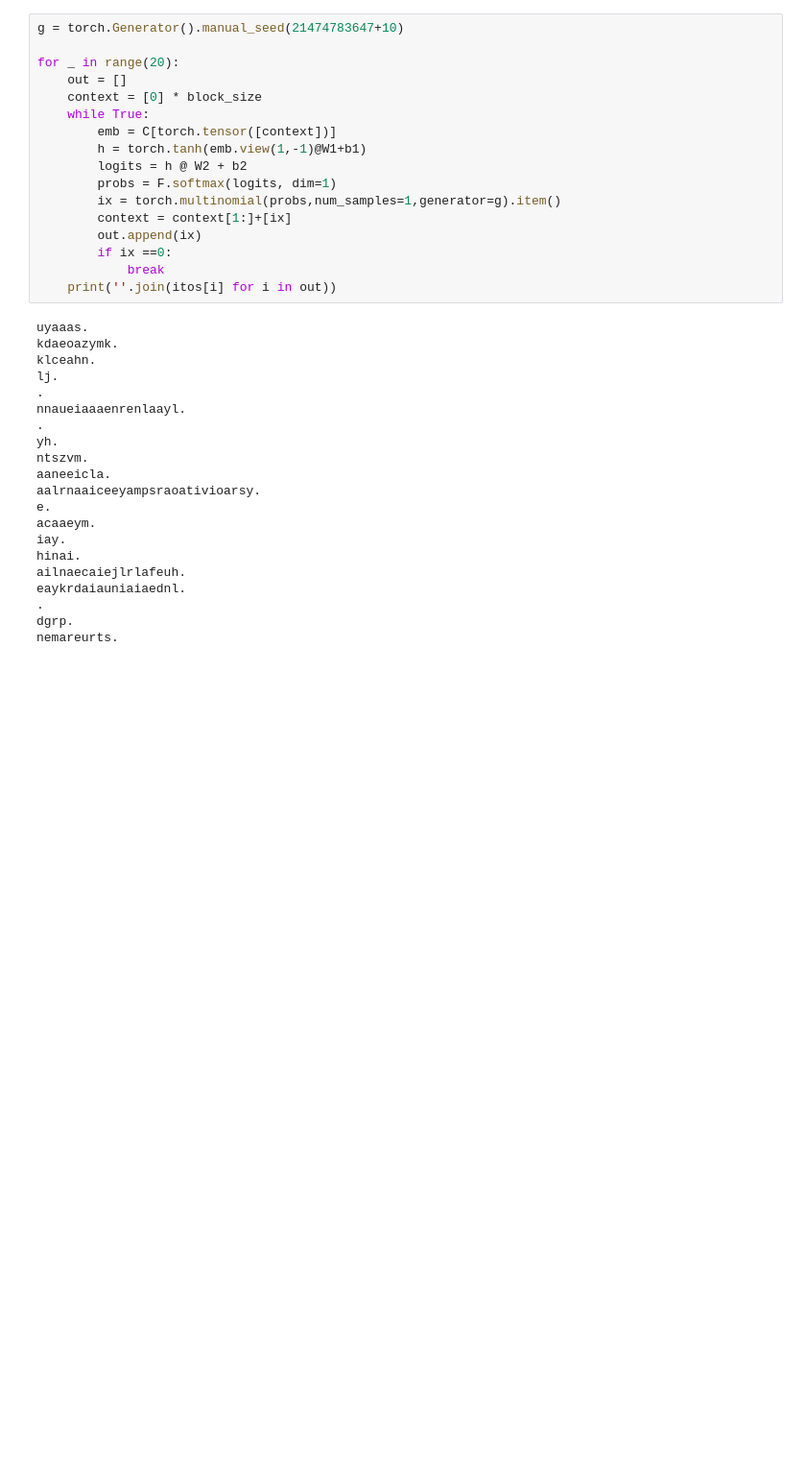
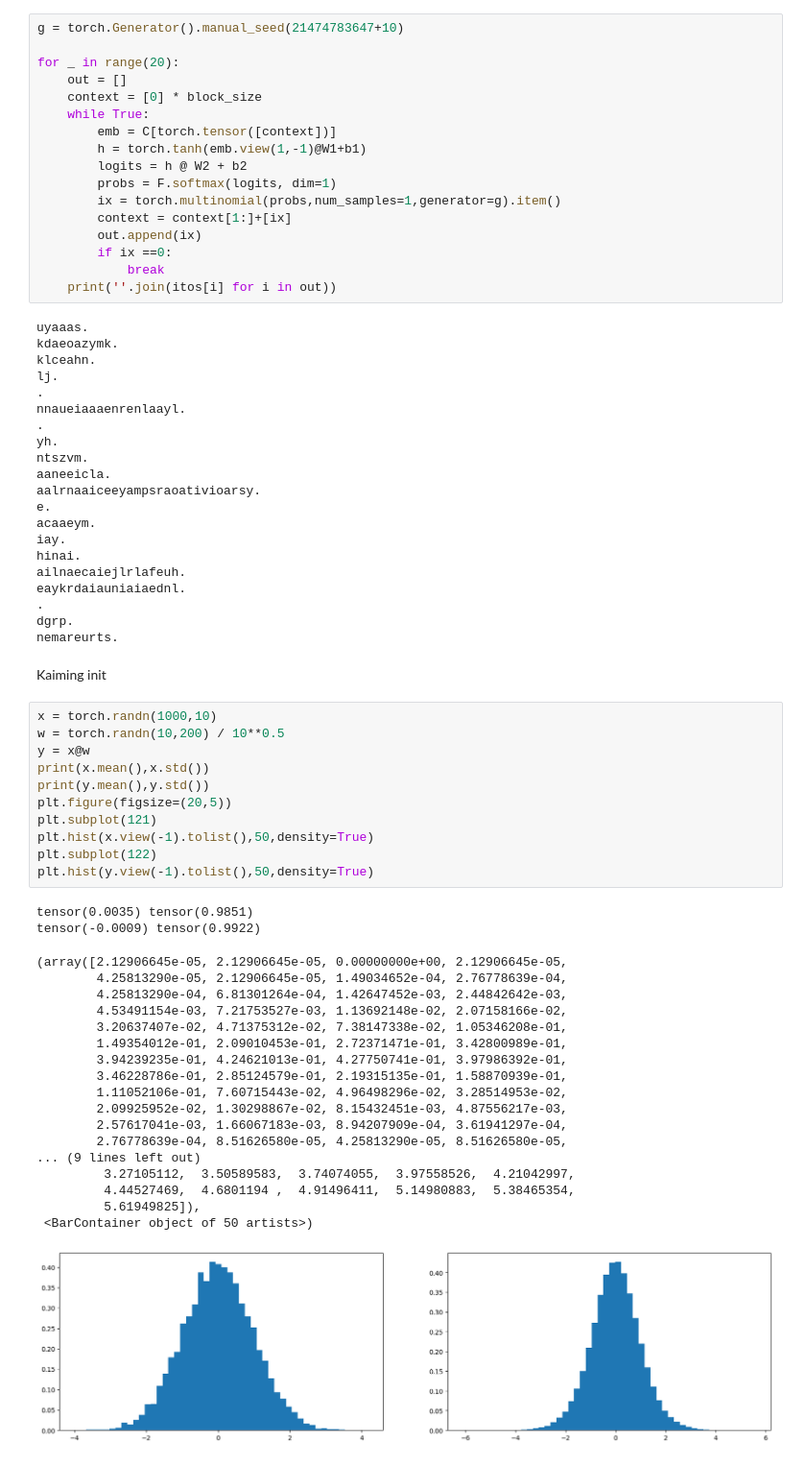
Before and after one commit to SanjaySaatyaki/makemore, a Jupyter notebook: activation_and_gradiants.ipynb, the cells around one changed output. Shown at 96% size. Saved outputs shown, nothing was run; the diff lists cells and outputs as text; blank space fills up the shorter version.

```diff
--- a/activation_and_gradiants.ipynb
+++ b/activation_and_gradiants.ipynb
@@ -169,3 +212,37 @@ eaykrdaiauniaiaednl.
 .
 dgrp.
 nemareurts.
+# %% [markdown]
+Kaiming init
+# %%
+x = torch.randn(1000,10)
+w = torch.randn(10,200) / 10**0.5
+y = x@w
+print(x.mean(),x.std())
+print(y.mean(),y.std())
+plt.figure(figsize=(20,5))
+plt.subplot(121)
+plt.hist(x.view(-1).tolist(),50,density=True)
+plt.subplot(122)
+plt.hist(y.view(-1).tolist(),50,density=True)
+# %% [output]
+tensor(0.0035) tensor(0.9851)
+tensor(-0.0009) tensor(0.9922)
+(array([2.12906645e-05, 2.12906645e-05, 0.00000000e+00, 2.12906645e-05,
+        4.25813290e-05, 2.12906645e-05, 1.49034652e-04, 2.76778639e-04,
+        4.25813290e-04, 6.81301264e-04, 1.42647452e-03, 2.44842642e-03,
+        4.53491154e-03, 7.21753527e-03, 1.13692148e-02, 2.07158166e-02,
+        3.20637407e-02, 4.71375312e-02, 7.38147338e-02, 1.05346208e-01,
+        1.49354012e-01, 2.09010453e-01, 2.72371471e-01, 3.42800989e-01,
+        3.94239235e-01, 4.24621013e-01, 4.27750741e-01, 3.97986392e-01,
+        3.46228786e-01, 2.85124579e-01, 2.19315135e-01, 1.58870939e-01,
+        1.11052106e-01, 7.60715443e-02, 4.96498296e-02, 3.28514953e-02,
+        2.09925952e-02, 1.30298867e-02, 8.15432451e-03, 4.87556217e-03,
+        2.57617041e-03, 1.66067183e-03, 8.94207909e-04, 3.61941297e-04,
+        2.76778639e-04, 8.51626580e-05, 4.25813290e-05, 8.51626580e-05,
+... (9 lines left out)
+         3.27105112,  3.50589583,  3.74074055,  3.97558526,  4.21042997,
+         4.44527469,  4.6801194 ,  4.91496411,  5.14980883,  5.38465354,
+         5.61949825]),
+ <BarContainer object of 50 artists>)
+[figure, added]
```
Also changed, not shown: parts of 7 cells of this notebook.
